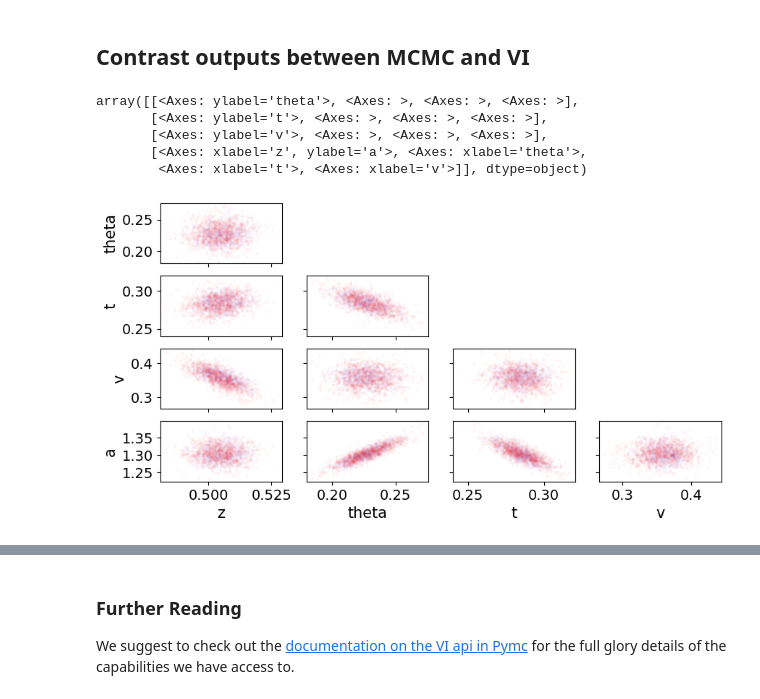
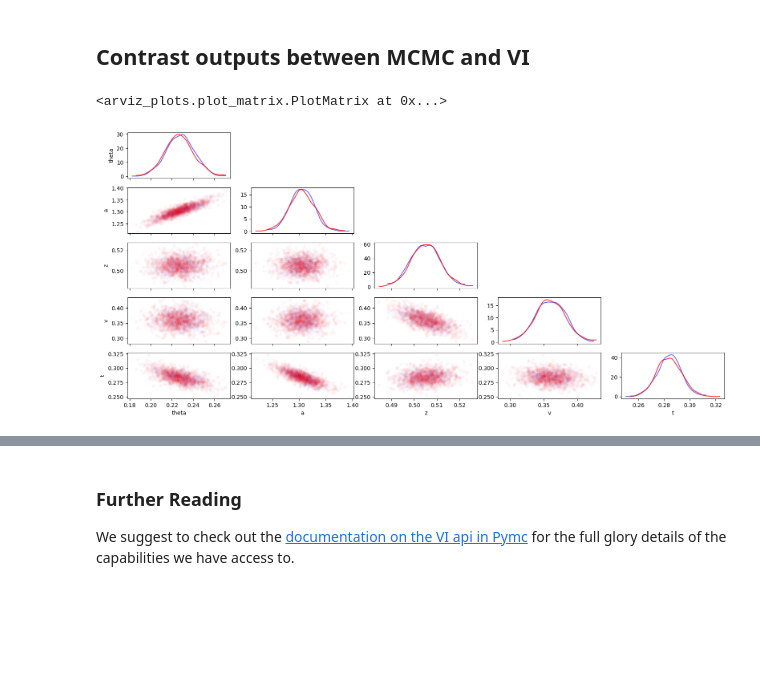
Before and after one commit to lnccbrown/HSSM, a Jupyter notebook: docs/tutorials/variational_inference.ipynb, the cells around one changed output, grey strips where cells are left out. Cells and saved outputs as stored; diff of their text form; code cells hidden in the pictures; blank space fills up the shorter version.

```diff
--- a/docs/tutorials/variational_inference.ipynb
+++ b/docs/tutorials/variational_inference.ipynb
@@ -98,16 +109,11 @@ Text(0, 0.5, 'Loss')
 # %% [markdown]
 ## Contrast outputs between MCMC and VI
 # %%
-__, axes = plt.subplots(4, 4, figsize=(10, 5))
-az.plot_pair(cav_model.traces, ax=axes, scatter_kwargs=dict(alpha=0.01, color="blue"))
-az.plot_pair(cav_model.vi_idata, ax=axes, scatter_kwargs=dict(alpha=0.04, color="red"))
+plot_matrix = az.plot_pair(cav_model.traces, visuals={"scatter": dict(alpha=0.01, color="blue"), "dist": dict(alpha=0.6, color="blue")})
+az.plot_pair(cav_model.vi_idata, plot_matrix=plot_matrix, visuals={"scatter": dict(alpha=0.04, color="red"), "dist": dict(alpha=0.8, color="red")})
 # %% [output]
-array([[<Axes: ylabel='theta'>, <Axes: >, <Axes: >, <Axes: >],
-       [<Axes: ylabel='t'>, <Axes: >, <Axes: >, <Axes: >],
-       [<Axes: ylabel='v'>, <Axes: >, <Axes: >, <Axes: >],
-       [<Axes: xlabel='z', ylabel='a'>, <Axes: xlabel='theta'>,
-        <Axes: xlabel='t'>, <Axes: xlabel='v'>]], dtype=object)
+<arviz_plots.plot_matrix.PlotMatrix at 0x...>
-[figure, old version]
+[figure, new version]
 # %%
 cav_model.traces
 # %% [output]
```
Also changed, not shown: parts of 13 cells of this notebook.
